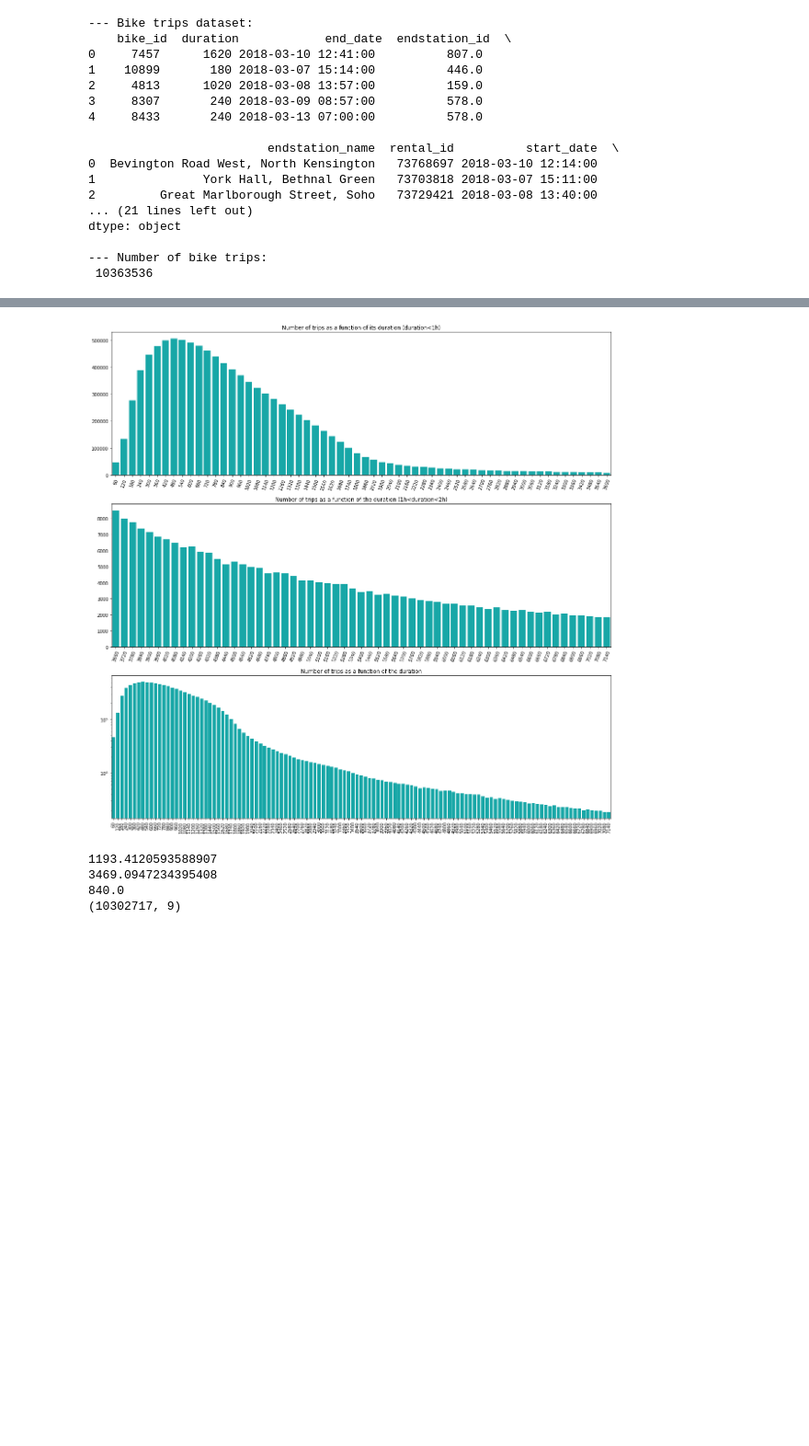
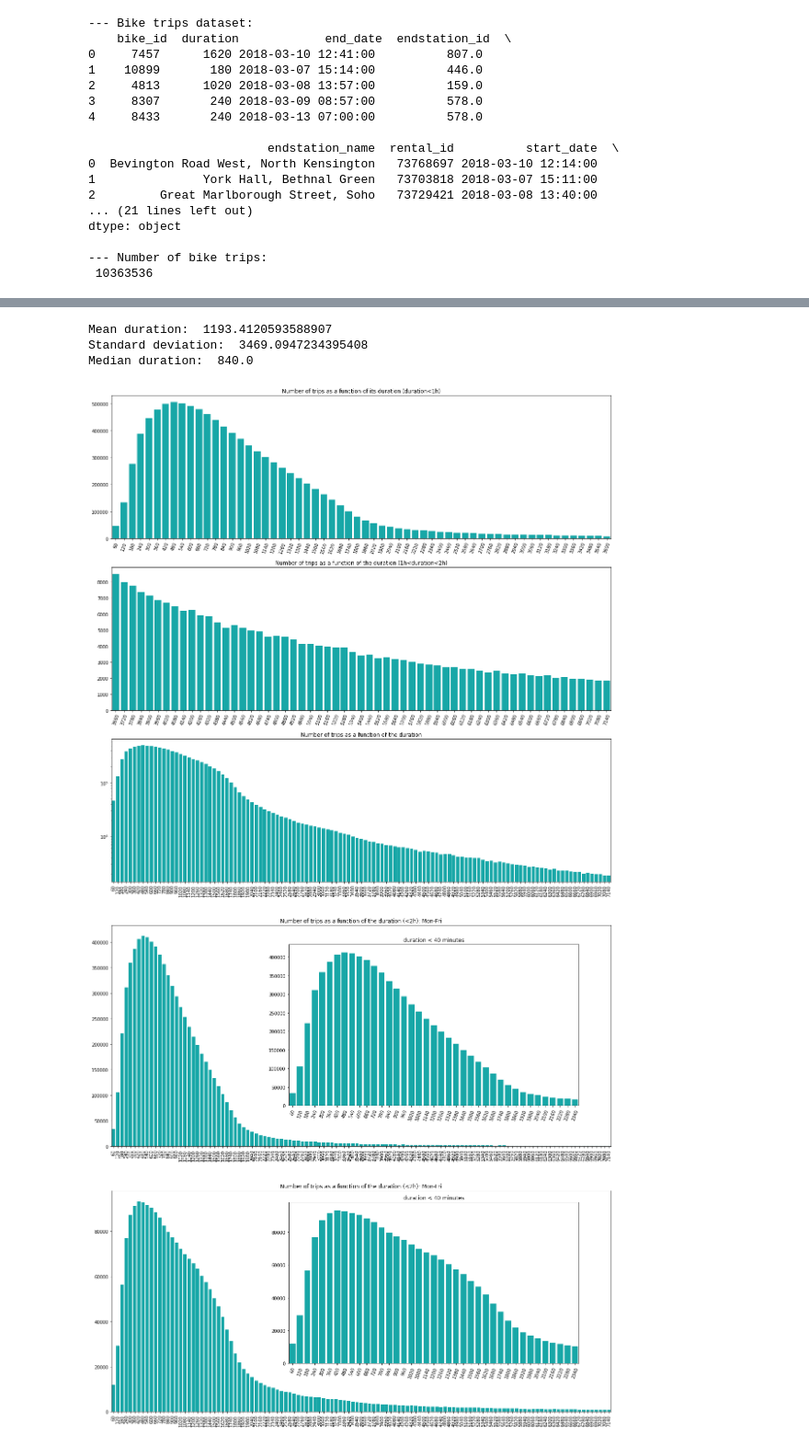
Before and after one commit to GeoffroyS/London-bikes-analysis, a Jupyter notebook: bikes_analysis.ipynb, the cells around one changed output, grey strips where cells are left out. Shown at 92% size. Saved outputs shown, nothing was run; the diff lists cells and outputs as text; code cells hidden in the pictures; blank space fills up the shorter version.

```diff
--- a/bikes_analysis.ipynb
+++ b/bikes_analysis.ipynb
@@ -100,5 +101,9 @@ Text(0.5, 1.0, 'Weekend')
 # %%
 #Number of trips as a function of the duration
+print("Mean duration: ", bikes_df['duration'].mean())
+print("Standard deviation: ", bikes_df['duration'].std())
+print("Median duration: ", bikes_df['duration'].median())
+
 fig, axes = plt.subplots(nrows=3, figsize=(20,20))
 
 sns.countplot(data = bikes_df[bikes_df['duration'] <= 3600],
@@ -111,7 +116,7 @@ sns.countplot(data = bikes_df[(bikes_df['duration'] > 3600) & (bikes_df['duratio
               ax = axes[1],
               color = 'c').set_title('Number of trips as a function of the duration (1h<duration<2h)', fontsize=12)
 
-#the "whole" (duration<7200s) thing on a log scale just for good measure
+#the "whole" thing (actually all the trips with duration<7200s) on a log scale just for good measure
 sns.countplot(data = bikes_df[bikes_df['duration'] < 7200],
               x = 'duration',
               ax = axes[2],
@@ -128,14 +133,56 @@ axes[2].set_xticklabels(axes[2].get_xticklabels(), rotation=90)
 axes[2].set_yscale("log")
 plt.show()
 # %% [output]
+Mean duration:  1193.4120593588907
+Standard deviation:  3469.0947234395408
+Median duration:  840.0
 [figure]
-# %%
-print(bikes_df['duration'].mean())
-print(bikes_df['duration'].std())
-print(bikes_df['duration'].median())
-print(bikes_df[bikes_df['duration'] < 10000].shape)
-# %% [output]
-1193.4120593588907
-3469.0947234395408
-840.0
-(10302717, 9)
+# %%
+fig, axes = plt.subplots(nrows=2, figsize=(20,20))
+
+# TOP plots
+## Mon-Fri: duration < 2 hours
+sns.countplot(data = bikes_df[(bikes_df['duration'] < 7200) & (bikes_df['start_date'].dt.weekday.isin([0,1,2,3,4]))],
+              x = 'duration',
+              ax = axes[0],
+              color = 'c').set_title('Number of trips as a function of the duration (<2h): Mon-Fri', fontsize=12)
+axes[0].xaxis.set_label_text("")
+axes[0].yaxis.set_label_text("")
+axes[0].set_xticklabels(axes[0].get_xticklabels(), rotation=90)
+
+## Mon-Fri: duration < 40 minutes
+left0, bottom0, width0, height0 = [0.4, 0.6, 0.45, 0.25]
+axes[0] = fig.add_axes([left0, bottom0, width0, height0], label='Week days')
+sns.countplot(data = bikes_df[(bikes_df['duration'] < 2400) & (bikes_df['start_date'].dt.weekday.isin([0,1,2,3,4]))],
+              x = 'duration',
+              ax = axes[0],
+              color = 'c').set_title('duration < 40 minutes', fontsize=12)
+
+
+# BOTTOM plots
+## Weekend: duration < 2 hours
+sns.countplot(data = bikes_df[(bikes_df['duration'] < 7200) & (bikes_df['start_date'].dt.weekday.isin([5,6]))],
+              x = 'duration',
+              ax = axes[1],
+              color = 'c').set_title('Number of trips as a function of the duration (<2h): Mon-Fri', fontsize=12)
+axes[1].xaxis.set_label_text("")
+axes[1].yaxis.set_label_text("")
+axes[1].set_xticklabels(axes[1].get_xticklabels(), rotation=90)
+
+## Weekend: duration < 40 minutes
+left1, bottom1, width1, height1 = [0.4, 0.2, 0.45, 0.25]
+axes[1] = fig.add_axes([left1, bottom1, width1, height1], label='Weekend')
+sns.countplot(data = bikes_df[(bikes_df['duration'] < 2400) & (bikes_df['start_date'].dt.weekday.isin([5,6]))],
+              x = 'duration',
+              ax = axes[1],
+              color = 'c').set_title('duration < 40 minutes', fontsize=12)
+
+axes[0].xaxis.set_label_text("")
+axes[0].yaxis.set_label_text("")
+axes[0].set_xticklabels(axes[0].get_xticklabels(), rotation=70)
+axes[1].xaxis.set_label_text("")
+axes[1].yaxis.set_label_text("")
+axes[1].set_xticklabels(axes[1].get_xticklabels(), rotation=70)
+plt.show()
+# %% [output]
+[figure, added]
```
Also changed, not shown: parts of 2 cells of this notebook.
